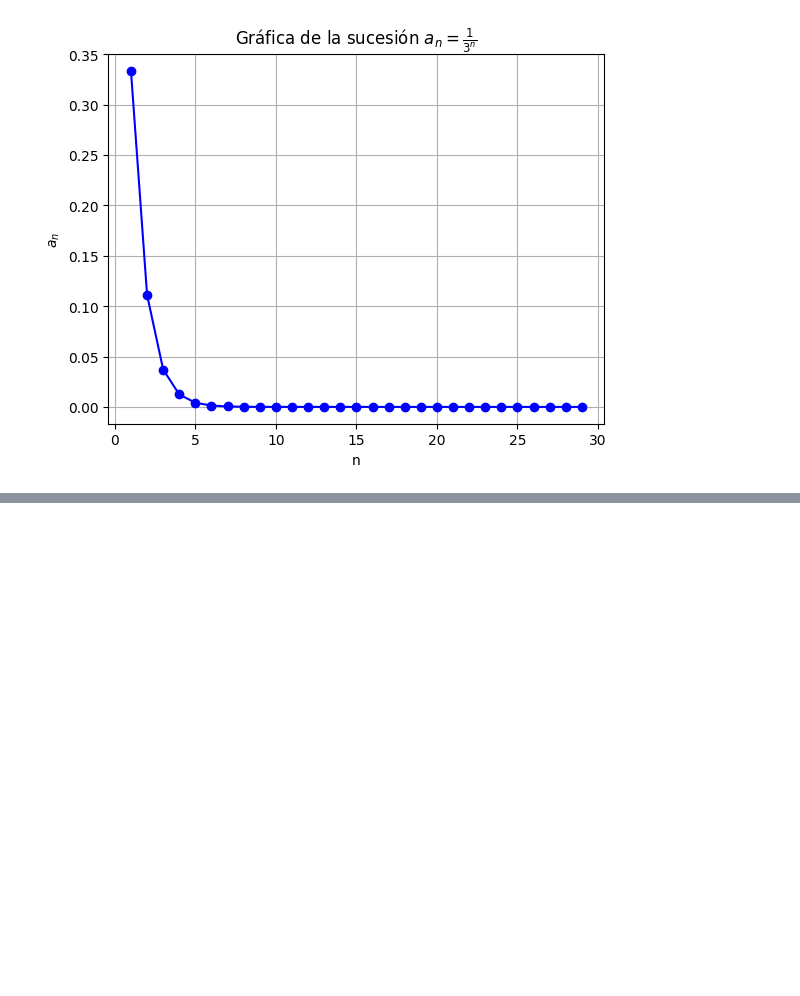
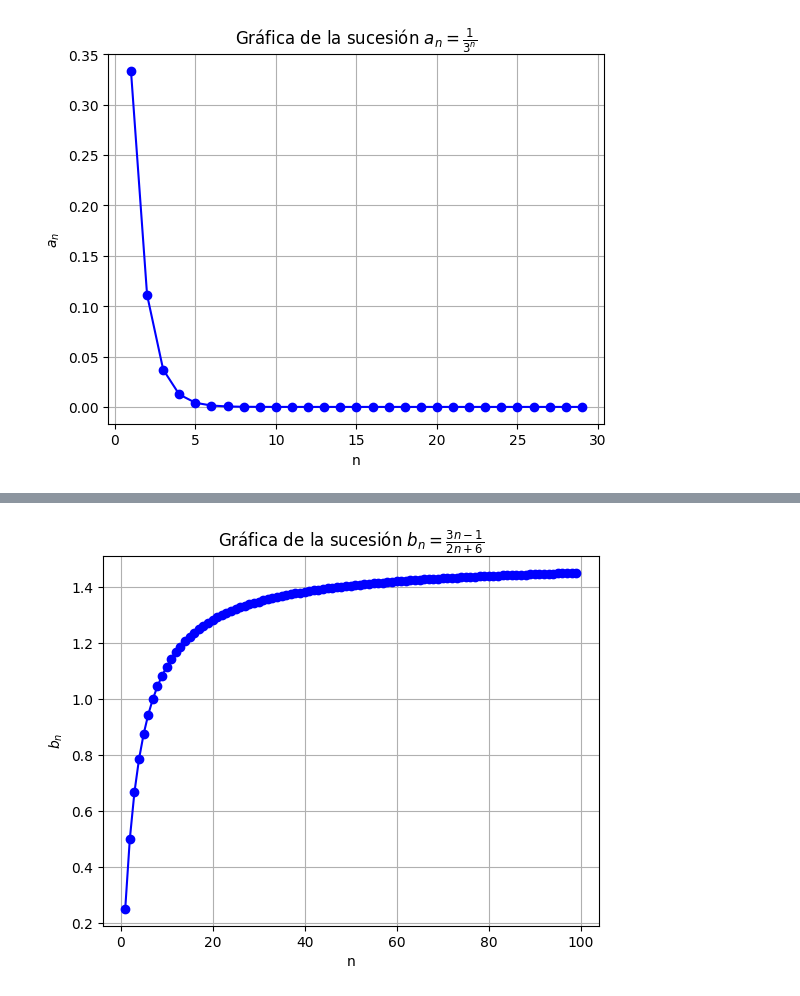
Before and after one commit to Juanm3005/trabajo-grupo-aplicadas, a Jupyter notebook: taller_sucesiones.ipynb, the cells around one changed output, grey strips where cells are left out. Cells and saved outputs as stored; diff of their text form; code cells hidden in the pictures; blank space fills up the shorter version.

```diff
--- a/taller_sucesiones.ipynb
+++ b/taller_sucesiones.ipynb
@@ -135,0 +155,20 @@ plt.show()
+# %%
+def b_n(n):
+
+  return (3*n-1)/(2*n+6)
+
+# Crear un rango de valores para n
+n_values = np.arange(1, 100)
+
+# Calcular los valores de b_n para cada n
+a_values = [b_n(n) for n in n_values]
+
+# Graficar la sucesión
+plt.plot(n_values, a_values, marker='o', linestyle='-', color='b')
+plt.title('Gráfica de la sucesión $b_n = \\frac{3n - 1}{2n + 6} $')
+plt.xlabel('n')
+plt.ylabel('$b_n$')
+plt.grid(True)
+plt.show()
+# %% [output]
+[figure, added]
```
Also changed, not shown: parts of 2 cells of this notebook.
